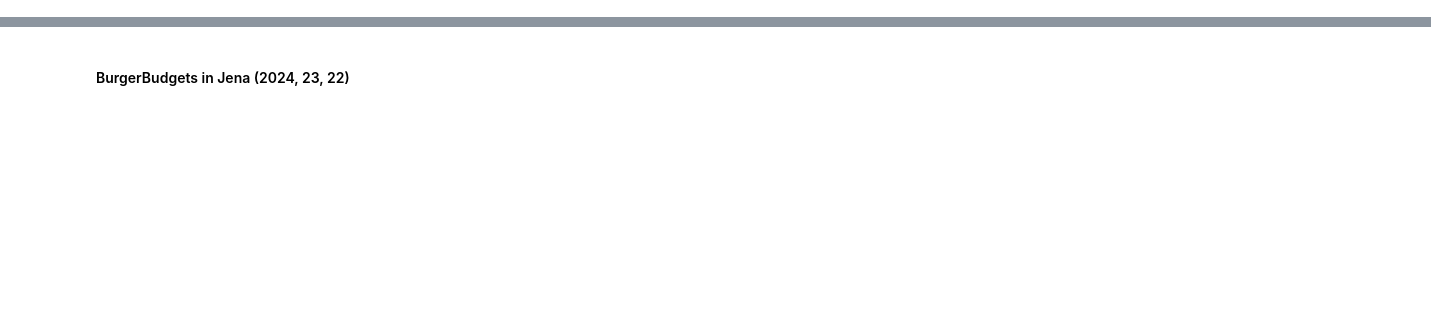
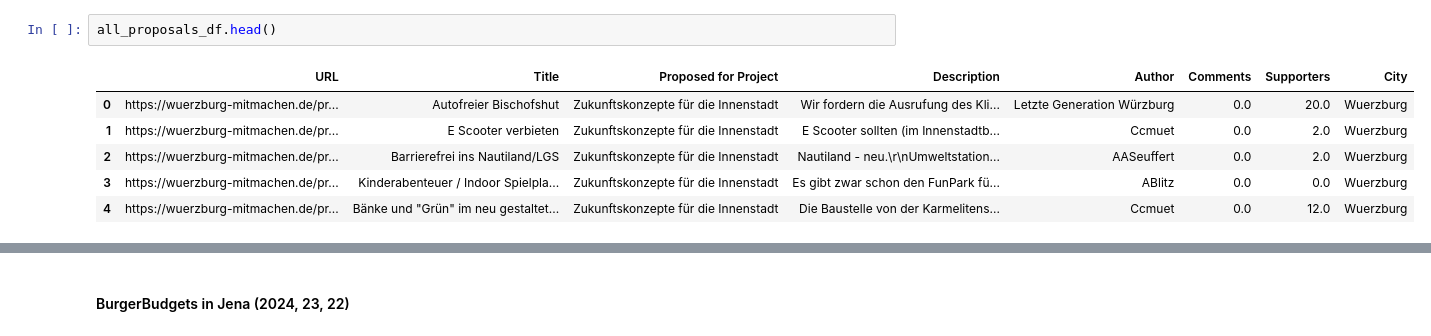
Before and after one commit to denishotii/ConsulDemocracy24-kommueneImFokus, a Jupyter notebook: Scraping copy.ipynb, the cells around one changed output, grey strips where cells are left out. Saved outputs shown, nothing was run; the diff lists cells and outputs as text; blank space fills up the shorter version.

```diff
--- a/Scraping copy.ipynb
+++ b/Scraping copy.ipynb
@@ -558,0 +192,9 @@ NameError: name 'df_wurzburg_cleaned' is not defined
+# %%
+all_proposals_df.head()
+# %% [output]
+|  | URL | Title | Proposed for Project | Description | Author | Comments | Supporters | City |
+| 0 | https://wuerzburg-mitmachen.de/pr... | Autofreier Bischofshut | Zukunftskonzepte für die Innenstadt | Wir fordern die Ausrufung des Kli... | Letzte Generation Würzburg | 0.0 | 20.0 | Wuerzburg |
+| 1 | https://wuerzburg-mitmachen.de/pr... | E Scooter verbieten | Zukunftskonzepte für die Innenstadt | E Scooter sollten (im Innenstadtb... | Ccmuet | 0.0 | 2.0 | Wuerzburg |
+| 2 | https://wuerzburg-mitmachen.de/pr... | Barrierefrei ins Nautiland/LGS | Zukunftskonzepte für die Innenstadt | Nautiland - neu.\r\nUmweltstation... | AASeuffert | 0.0 | 2.0 | Wuerzburg |
+| 3 | https://wuerzburg-mitmachen.de/pr... | Kinderabenteuer / Indoor Spielpla... | Zukunftskonzepte für die Innenstadt | Es gibt zwar schon den FunPark fü... | ABlitz | 0.0 | 0.0 | Wuerzburg |
+| 4 | https://wuerzburg-mitmachen.de/pr... | Bänke und "Grün" im neu gestaltet... | Zukunftskonzepte für die Innenstadt | Die Baustelle von der Karmelitens... | Ccmuet | 0.0 | 12.0 | Wuerzburg |
```
Also changed, not shown: parts of 28 cells of this notebook.
